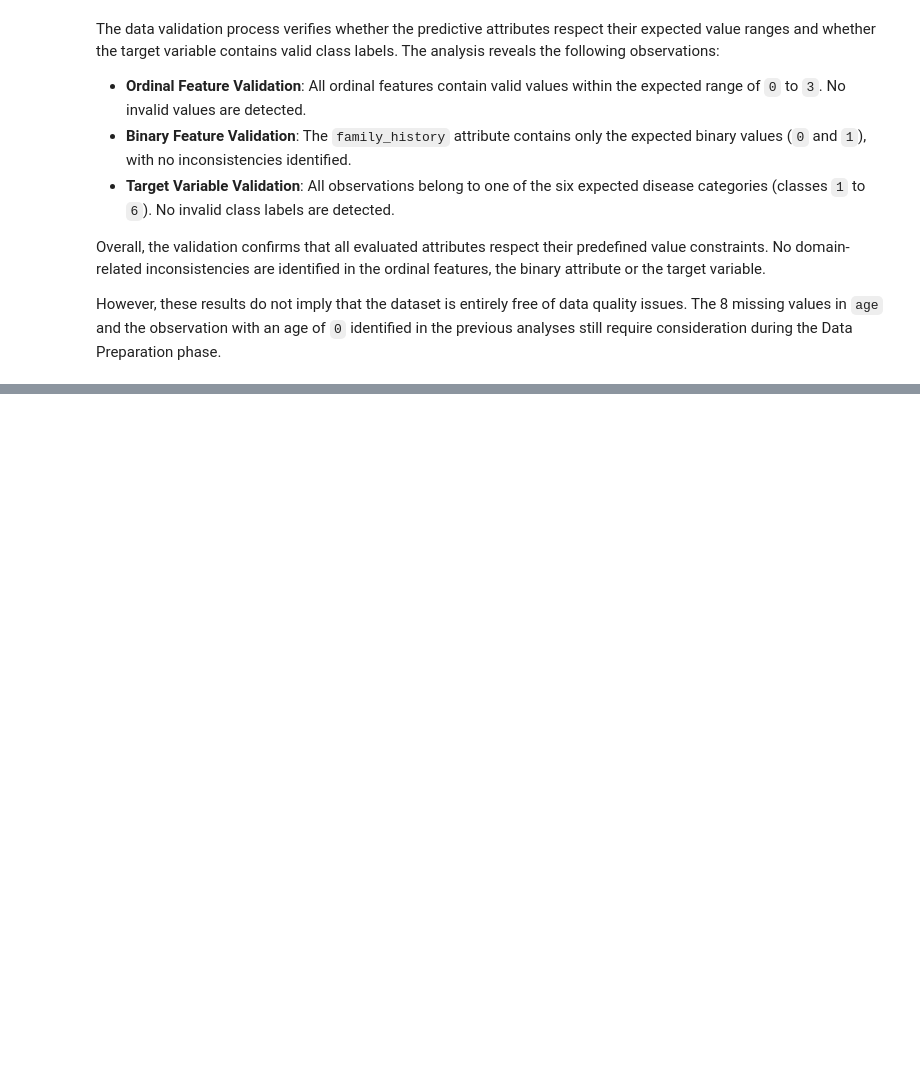
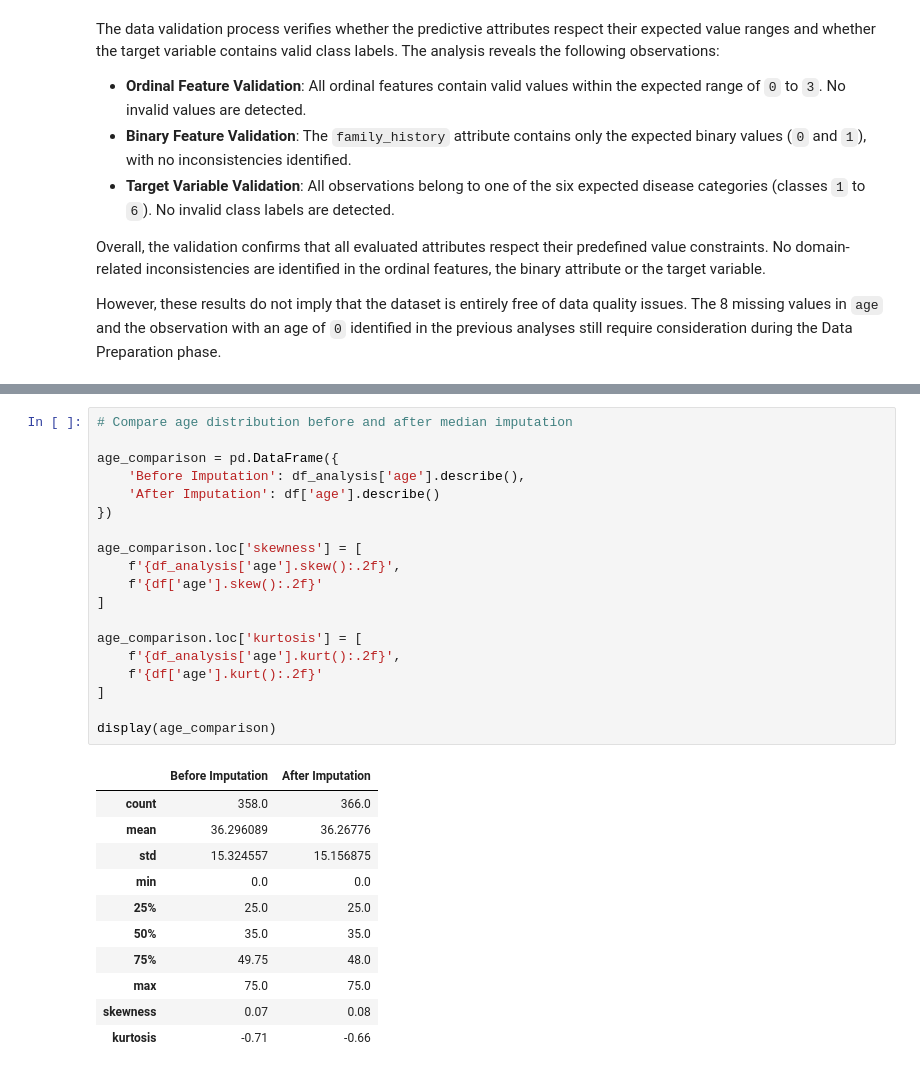
Before and after one commit to lolloantonioli/dermatology-disease-classification, a Jupyter notebook: dermatology_disease_classification.ipynb, the cells around one changed output, grey strips where cells are left out. Cells and saved outputs as stored; diff of their text form; blank space fills up the shorter version.

```diff
--- a/dermatology_disease_classification.ipynb
+++ b/dermatology_disease_classification.ipynb
@@ -755,0 +859,31 @@ However, these results do not imply that the dataset is entirely free of data qu
+# %%
+# Compare age distribution before and after median imputation
+
+age_comparison = pd.DataFrame({
+    'Before Imputation': df_analysis['age'].describe(),
+    'After Imputation': df['age'].describe()
+})
+
+age_comparison.loc['skewness'] = [
+    f'{df_analysis['age'].skew():.2f}',
+    f'{df['age'].skew():.2f}'
+]
+
+age_comparison.loc['kurtosis'] = [
+    f'{df_analysis['age'].kurt():.2f}',
+    f'{df['age'].kurt():.2f}'
+]
+
+display(age_comparison)
+# %% [output]
+|  | Before Imputation | After Imputation |
+| count | 358.0 | 366.0 |
+| mean | 36.296089 | 36.26776 |
+| std | 15.324557 | 15.156875 |
+| min | 0.0 | 0.0 |
+| 25% | 25.0 | 25.0 |
+| 50% | 35.0 | 35.0 |
+| 75% | 49.75 | 48.0 |
+| max | 75.0 | 75.0 |
+| skewness | 0.07 | 0.08 |
+| kurtosis | -0.71 | -0.66 |
```
Also changed, not shown: parts of 13 cells of this notebook.
